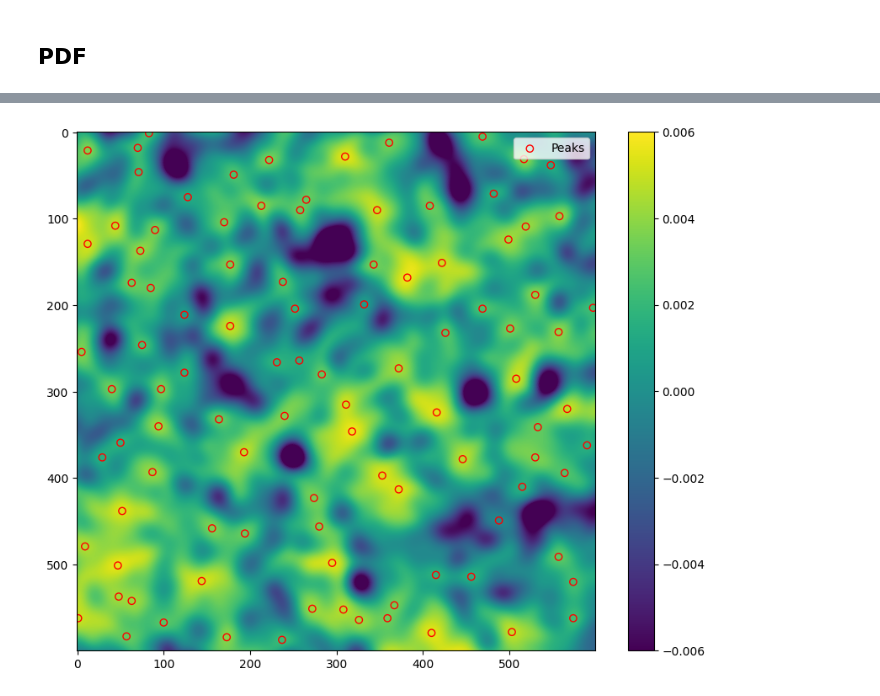
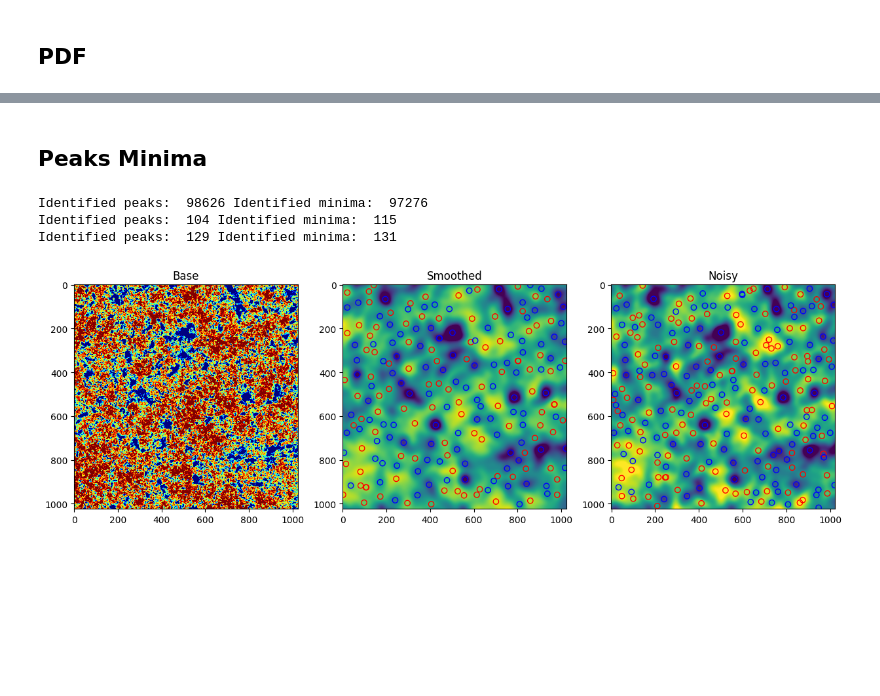
Before and after one commit to atokiwaipmu/LensingSSC, a Jupyter notebook: notebook/test.ipynb, the cells around one changed output, grey strips where cells are left out. Saved outputs shown, nothing was run; the diff lists cells and outputs as text; code cells hidden in the pictures; blank space fills up the shorter version.

```diff
--- a/notebook/test.ipynb
+++ b/notebook/test.ipynb
@@ -395,40 +136,10 @@ kappa_map_2d = np.ma.masked_invalid(kappa_map_2d)
-# %%
-import numpy as np
-from scipy.ndimage import maximum_filter, minimum_filter
-import matplotlib.pyplot as plt
-
-# Assuming 'data' is your 2D numpy array of shape (600, 600)
-# Load your data here, for example using np.loadtxt or similar methods.
-
-# Example: data = np.loadtxt('path_to_your_data.txt')
-data = kappa_map_2d.data
-
-# Apply the maximum and minimum filters
-neighborhood_size = 3
-local_max = maximum_filter(data, size=neighborhood_size, mode='constant')
-local_min = minimum_filter(data, size=neighborhood_size, mode='constant')
-
-# Identify peaks and minima
-peaks = (data == local_max) & (data > np.roll(data, 1, axis=0)) & (data > np.roll(data, -1, axis=0)) & \
-        (data > np.roll(data, 1, axis=1)) & (data > np.roll(data, -1, axis=1))
-
-minima = (data == local_min) & (data < np.roll(data, 1, axis=0)) & (data < np.roll(data, -1, axis=0)) & \
-         (data < np.roll(data, 1, axis=1)) & (data < np.roll(data, -1, axis=1))
-
-# Exclude edges by setting edge peaks and minima to False
-peaks[:1, :] = peaks[-1:, :] = peaks[:, :1] = peaks[:, -1:] = False
-minima[:1, :] = minima[-1:, :] = minima[:, :1] = minima[:, -1:] = False
-
-# Plot the results
-plt.figure(figsize=(10, 8))
-plt.imshow(data, cmap='viridis', vmin=-0.006, vmax=0.006)
-plt.colorbar()
-
-# Overlay peaks and minima with circles
-plt.scatter(np.where(peaks)[1], np.where(peaks)[0], facecolors='none', edgecolors='red', label='Peaks')
-#plt.scatter(np.where(minima)[1], np.where(minima)[0], facecolors='none', edgecolors='blue', label='Minima')
-
-plt.legend()
-plt.show()
-# %% [output]
-[figure, removed]
+# %% [markdown]
+## Peaks Minima
+# %%
+center_ra = 0
+center_dec = 0
+patch_size_deg = 10
+
+patch = hp.gnomview(kappa, rot=[center_ra, center_dec], xsize=1024, reso=patch_size_deg*60/1024, return_projected_map=True, no_plot=True)
+patch_smoothed = hp.gnomview(kappa_smoothed, rot=[center_ra, center_dec], xsize=1024, reso=patch_size_deg*60/1024, return_projected_map=True, no_plot=True)
+patch_noisy = hp.gnomview(kappa_noisy, rot=[center_ra, center_dec], xsize=1024, reso=patch_size_deg*60/1024, return_projected_map=True, no_plot=True)
@@ -434,0 +172,29 @@ plt.show()
+# %%
+peak_bins = np.append(np.append(-1, np.arange(0, 0.024, 0.002)), 1)
+minima_bins = np.append(np.append(-1, np.arange(-0.024, 0, 0.002)), 1)
+
+peak_height, peak_positions, minima_height, minima_positions = calculate_peaks_minima(patch, patch_size_deg, peak_bins, minima_bins)
+peak_height_smoothed, peak_positions_smoothed, minima_height_smoothed, minima_positions_smoothed = calculate_peaks_minima(patch_smoothed, patch_size_deg, peak_bins, minima_bins)
+peak_height_noisy, peak_positions_noisy, minima_height_noisy, minima_positions_noisy = calculate_peaks_minima(patch_noisy, patch_size_deg, peak_bins, minima_bins)
+# %% [output]
+Identified peaks:  98626 Identified minima:  97276
+Identified peaks:  104 Identified minima:  115
+Identified peaks:  129 Identified minima:  131
+# %%
+fig, ax = plt.subplots(1, 3, figsize=(15, 5))
+ax[0].imshow(patch, cmap='jet', vmin=-0.006, vmax=0.006)
+ax[0].set_title('Base')
+
+ax[1].imshow(patch_smoothed, cmap='viridis', vmin=-0.006, vmax=0.006)
+ax[1].scatter(peak_positions_smoothed[:, 0], peak_positions_smoothed[:, 1], facecolors='none', edgecolors='red', label='Peaks')
+ax[1].scatter(minima_positions_smoothed[:, 0], minima_positions_smoothed[:, 1], facecolors='none', edgecolors='blue', label='Minima')
+ax[1].set_title('Smoothed')
+
+ax[2].imshow(patch_noisy, cmap='viridis', vmin=-0.006, vmax=0.006)
+ax[2].scatter(peak_positions_noisy[:, 0], peak_positions_noisy[:, 1], facecolors='none', edgecolors='red', label='Peaks')
+ax[2].scatter(minima_positions_noisy[:, 0], minima_positions_noisy[:, 1], facecolors='none', edgecolors='blue', label='Minima')
+ax[2].set_title('Noisy')
+
+plt.show()
+# %% [output]
+[figure, added]
```
Also changed, not shown: parts of 28 cells of this notebook, 16 other files.
